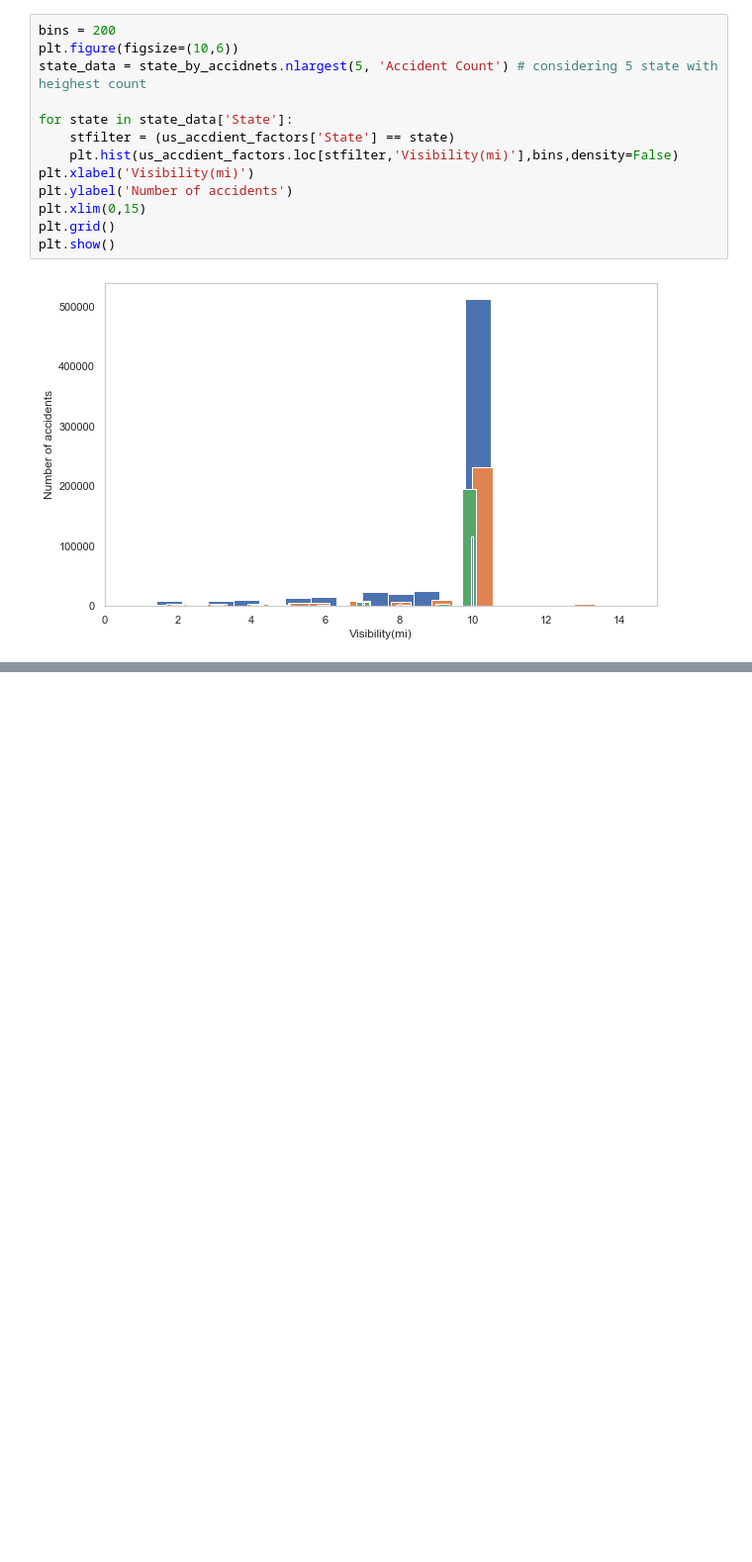
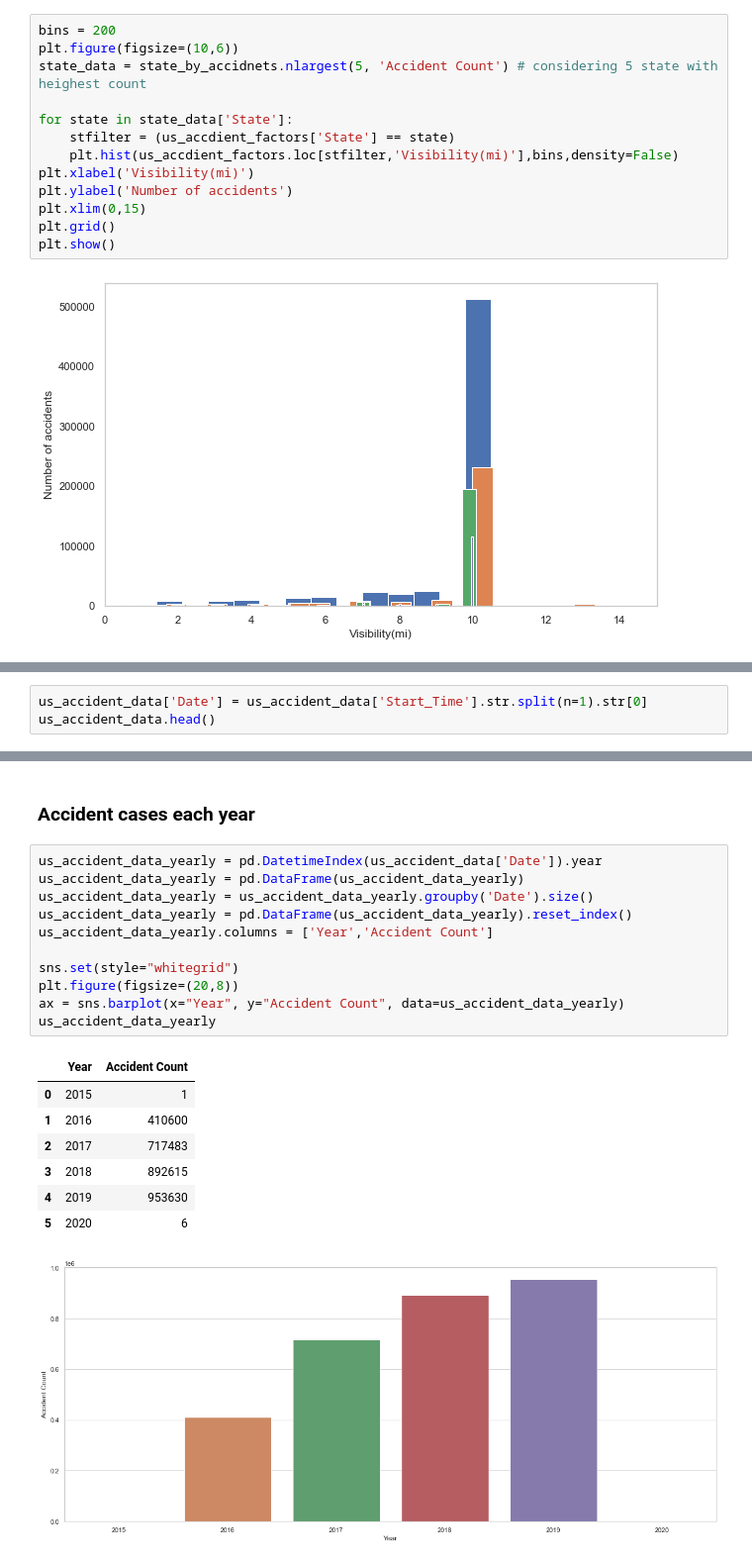
Before and after one commit to kulgauri1412/CS696-US-Accidents-Data, a Jupyter notebook: CS696 Project US Accidents.ipynb, the cells around one changed output, grey strips where cells are left out. Shown at 99% size. Cells and saved outputs as stored; diff of their text form; blank space fills up the shorter version.

```diff
--- a/CS696 Project US Accidents.ipynb
+++ b/CS696 Project US Accidents.ipynb
@@ -139,0 +221,3 @@ plt.show()
+# %%
+us_accident_data['Date'] = us_accident_data['Start_Time'].str.split(n=1).str[0]
+us_accident_data.head()
@@ -139,0 +254,22 @@ plt.show()
+# %% [markdown]
+### Accident cases each year
+# %%
+us_accident_data_yearly = pd.DatetimeIndex(us_accident_data['Date']).year
+us_accident_data_yearly = pd.DataFrame(us_accident_data_yearly)
+us_accident_data_yearly = us_accident_data_yearly.groupby('Date').size()
+us_accident_data_yearly = pd.DataFrame(us_accident_data_yearly).reset_index()
+us_accident_data_yearly.columns = ['Year','Accident Count']
+
+sns.set(style="whitegrid")
+plt.figure(figsize=(20,8))
+ax = sns.barplot(x="Year", y="Accident Count", data=us_accident_data_yearly)
+us_accident_data_yearly
+# %% [output]
+|  | Year | Accident Count |
+| 0 | 2015 | 1 |
+| 1 | 2016 | 410600 |
+| 2 | 2017 | 717483 |
+| 3 | 2018 | 892615 |
+| 4 | 2019 | 953630 |
+| 5 | 2020 | 6 |
+[figure, added]
```
Also changed, not shown: parts of 22 cells of this notebook.
